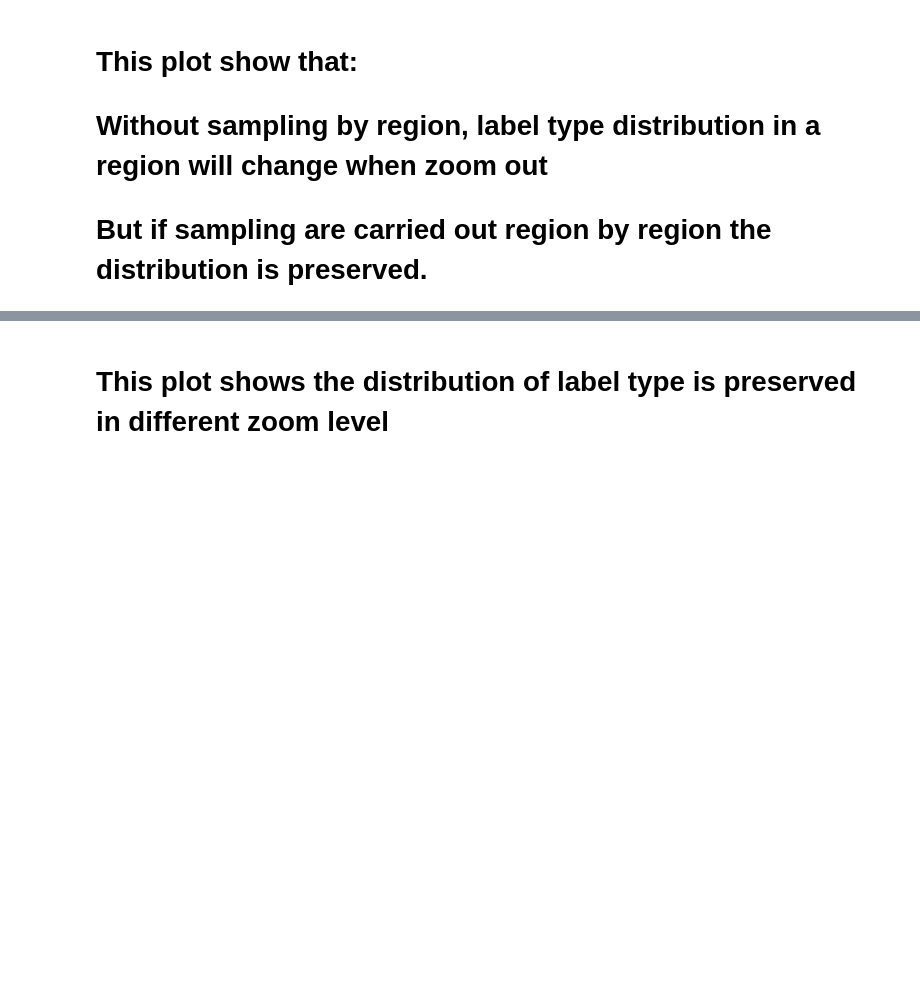
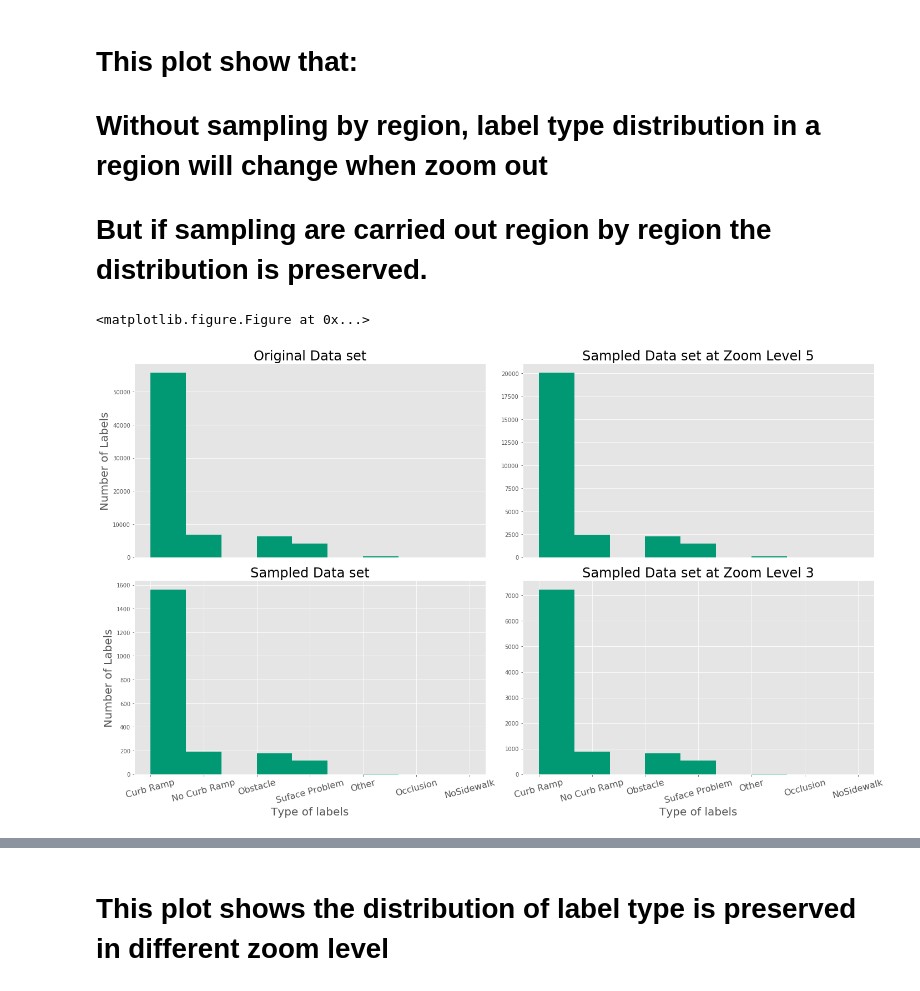
Before and after one commit to zhuMingXu/SidewalkWebpage, a Jupyter notebook: Thinning/Plots.ipynb, the cells around one changed output, grey strips where cells are left out. Drawn from its saved outputs; the diff is of its cells as text; code cells hidden in the pictures; blank space fills up the shorter version.

Commit message:
new plots...

```diff
--- a/Thinning/Plots.ipynb
+++ b/Thinning/Plots.ipynb
@@ -15,12 +16,51 @@ style.use('ggplot')
 # But if sampling are carried out region by region the distribution is preserved.
 # %%
 label_type_id = np.linspace(1,7,7)
-label_type = ['Curb Ramp', 'No Curb Ramp','Obstacle','Suface Problem','Other','Other','Occlusion','NoSidewalk']
+label_type = ['Curb Ramp', 'No Curb Ramp','Obstacle','Suface Problem','Other', 'Occlusion','NoSidewalk']
 tick_rotation = 15
 title_font_size = 24
 axes_font_size =20
 tick_font_size = 16
 ggplot_color=list(plt.rcParams['axes.prop_cycle'])[5]['color']
+color_plan = (0,153/255,115/255)
+# %%
+f, ax = plt.subplots(2,2,figsize = (20,12))
+ax.flat[0].set_title("Original Data set",fontsize = title_font_size)
+ax.flat[0].hist(label_type_id, 9, weights = total[7], color=color_plan)
+ax.flat[0].set_ylabel("Number of Labels", fontsize= axes_font_size)
+#ax.flat[0].set_xlabel("Type of labels", fontsize= axes_font_size)
+
+ax.flat[1].set_title("Sampled Data set at Zoom Level 5",fontsize = title_font_size)
+ax.flat[1].hist(label_type_id, 9, weights = total[5],color=color_plan)
+#ax.flat[1].set_ylabel("Number of Labels", fontsize= axes_font_size)
+#ax.flat[1].set_xlabel("Type of labels", fontsize= axes_font_size)
+
+ax.flat[2].set_title("Sampled Data set",fontsize = title_font_size)
+ax.flat[2].hist(label_type_id, 9, weights = total[0],color=color_plan)
+ax.flat[2].set_ylabel("Number of Labels", fontsize= axes_font_size)
+ax.flat[2].set_xlabel("Type of labels", fontsize= axes_font_size)
+
+ax.flat[3].set_title("Sampled Data set at Zoom Level 3",fontsize = title_font_size)
+ax.flat[3].hist(label_type_id, 9, weights = total[3],color=color_plan)
+#ax.flat[3].set_ylabel("Number of Labels", fontsize= axes_font_size)
+ax.flat[3].set_xlabel("Type of labels", fontsize= axes_font_size)
+plt.sca(ax[0, 0])
+plt.axis
+plt.xticks([])
+#plt.xticks(label_type_id, label_type, rotation =tick_rotation, fontsize = tick_font_size)
+plt.sca(ax[0, 1])
+plt.xticks([])
+#plt.xticks(label_type_id, label_type, rotation =tick_rotation, fontsize = tick_font_size)
+plt.sca(ax[1, 0])
+plt.xticks(label_type_id, label_type, rotation =tick_rotation, fontsize = tick_font_size)
+plt.sca(ax[1, 1])
+plt.xticks(label_type_id, label_type, rotation =tick_rotation, fontsize = tick_font_size)
+plt.tight_layout()
+plt.show()
+plt.savefig('Figure1.pdf')
+# %% [output]
+<matplotlib.figure.Figure at 0x...>
+[figure, added]
 # %%
 f, ax = plt.subplots(2,2,figsize = (20,12))
 ax.flat[0].set_title("Sampled Across Region at Zoom Level 7",fontsize = title_font_size)
```
Also changed, not shown: parts of 3 cells of this notebook, 1 other file.
